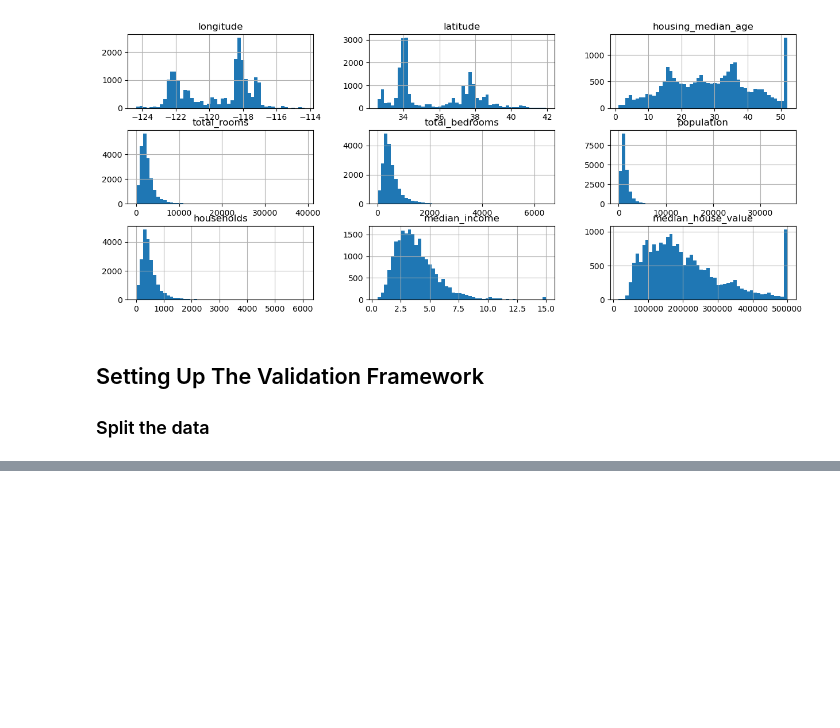
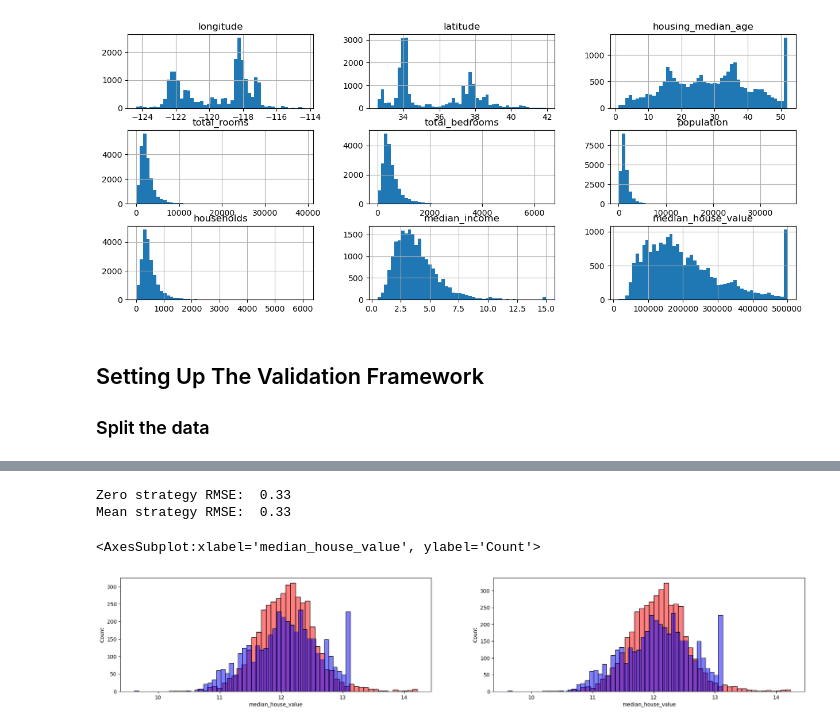
Before and after one commit to Ksyula/ML_Engineering, a Jupyter notebook: 02-regression/Homework-regression.ipynb, the cells around one changed output, grey strips where cells are left out. Saved outputs shown, nothing was run; the diff lists cells and outputs as text; code cells hidden in the pictures; blank space fills up the shorter version.

```diff
--- a/02-regression/Homework-regression.ipynb
+++ b/02-regression/Homework-regression.ipynb
@@ -149,9 +152,0 @@ len(df_train), len(df_val), len(df_test)
-# %%
-# Make sure that the target value ('median_house_value') is not in your dataframe.
-y_train = df_train.median_house_value
-y_val = df_val.median_house_value
-y_test = df_test.median_house_value
-
-del df_train['median_house_value']
-del df_val['median_house_value']
-del df_test['median_house_value']
@@ -162,0 +153,18 @@ y_test = np.log1p(y_test)
+# %%
+cols = ['latitude','longitude','housing_median_age','total_rooms','total_bedrooms','population','households','median_income','median_house_value']
+
+def prepare_data(data, random_seed, n_val_share, n_test_share):
+    # Take only necessary features:
+    data = data[cols]
+    # Shuffle the initial dataset, use seed `42`.
+    data = shuffle_dataset(random_seed, data)
+    # Split data in train/val/test sets, with 60%/20%/20% distribution.
+    df_train, df_val, df_test = split_data(data, n_val_share, n_test_share)
+    # exclude target value ('median_house_value') from the dataframe.
+    # Apply the log transformation to the target
+    df_train, df_val, df_test, y_train, y_val, y_test = remove_target_from_train(df_train, df_val, df_test, 'median_house_value')
+    return df_train, df_val, df_test, y_train, y_val, y_test
+
+df_train, df_val, df_test, y_train, y_val, y_test = prepare_data(data, 42, 0.2, 0.2)
+
+len(df_train), len(df_val), len(df_test), len(y_train), len(y_val), len(y_test)
@@ -164,0 +235,24 @@ y_test = np.log1p(y_test)
+# %%
+zero_model = train_linear_regression(df_train, y_train, 'zero')
+mean_model = train_linear_regression(df_train, y_train, 'mean')
+
+df_val = fill_missings_zero(df_val)
+zero_y_pred = apply_the_model(df_val, zero_model)
+
+df_val = fill_missings_mean(df_val, np.mean(df_train['total_bedrooms']))
+mean_y_pred = apply_the_model(df_val, mean_model)
+
+print("Zero strategy RMSE: ", round(rmse(zero_y_pred, y_val), 2),
+      "\nMean strategy RMSE: ", round(rmse(mean_y_pred, y_val), 2))
+# %% [output]
+Zero strategy RMSE:  0.33
+Mean strategy RMSE:  0.33
+# %%
+fig, ax = plt.subplots(1,2, figsize=(24, 4))
+sns.histplot(zero_y_pred, color='red', alpha=0.5, bins=50, ax=ax[0])
+sns.histplot(y_val, color='blue', alpha=0.5, bins=50, ax=ax[0])
+sns.histplot(mean_y_pred, color='red', alpha=0.5, bins=50, ax=ax[1])
+sns.histplot(y_val, color='blue', alpha=0.5, bins=50, ax=ax[1])
+# %% [output]
+<AxesSubplot:xlabel='median_house_value', ylabel='Count'>
+[figure, added]
```
Also changed, not shown: parts of 19 cells of this notebook.
